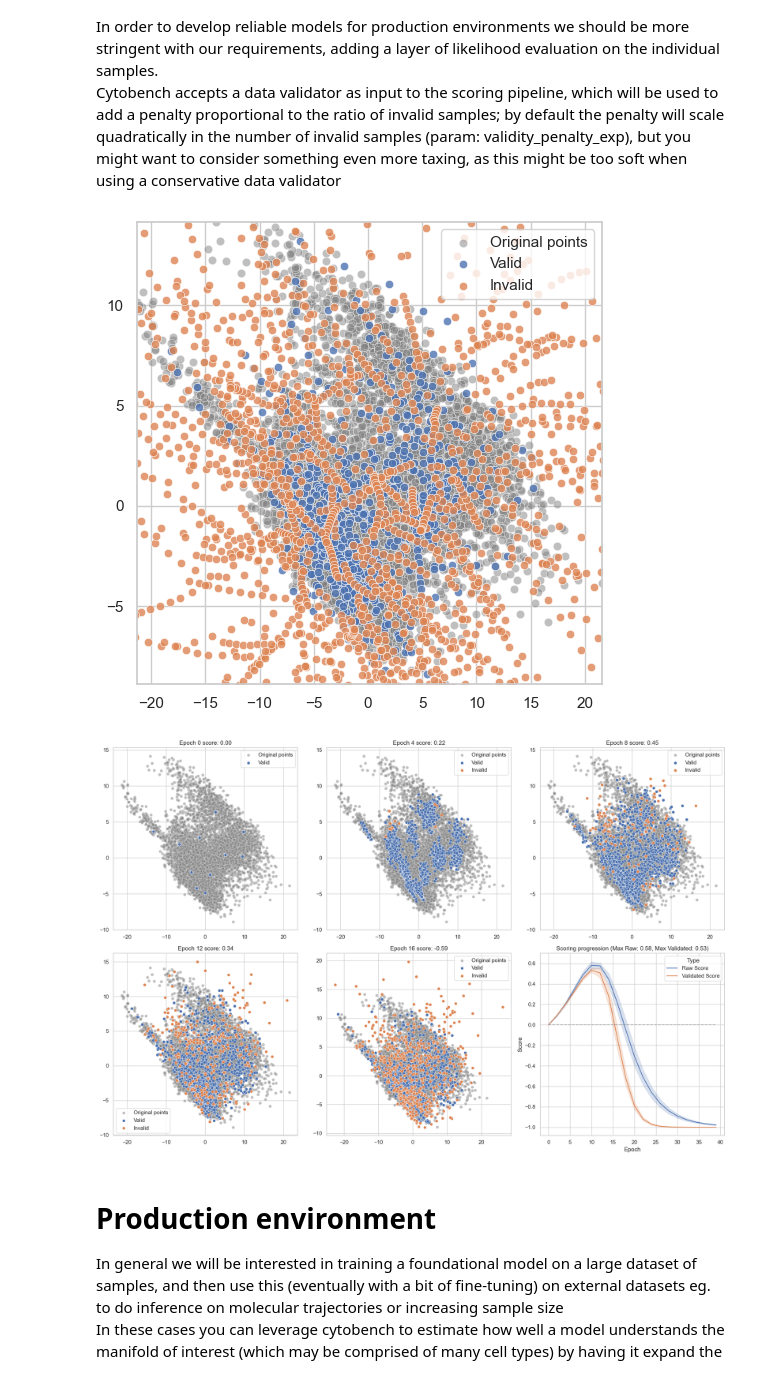
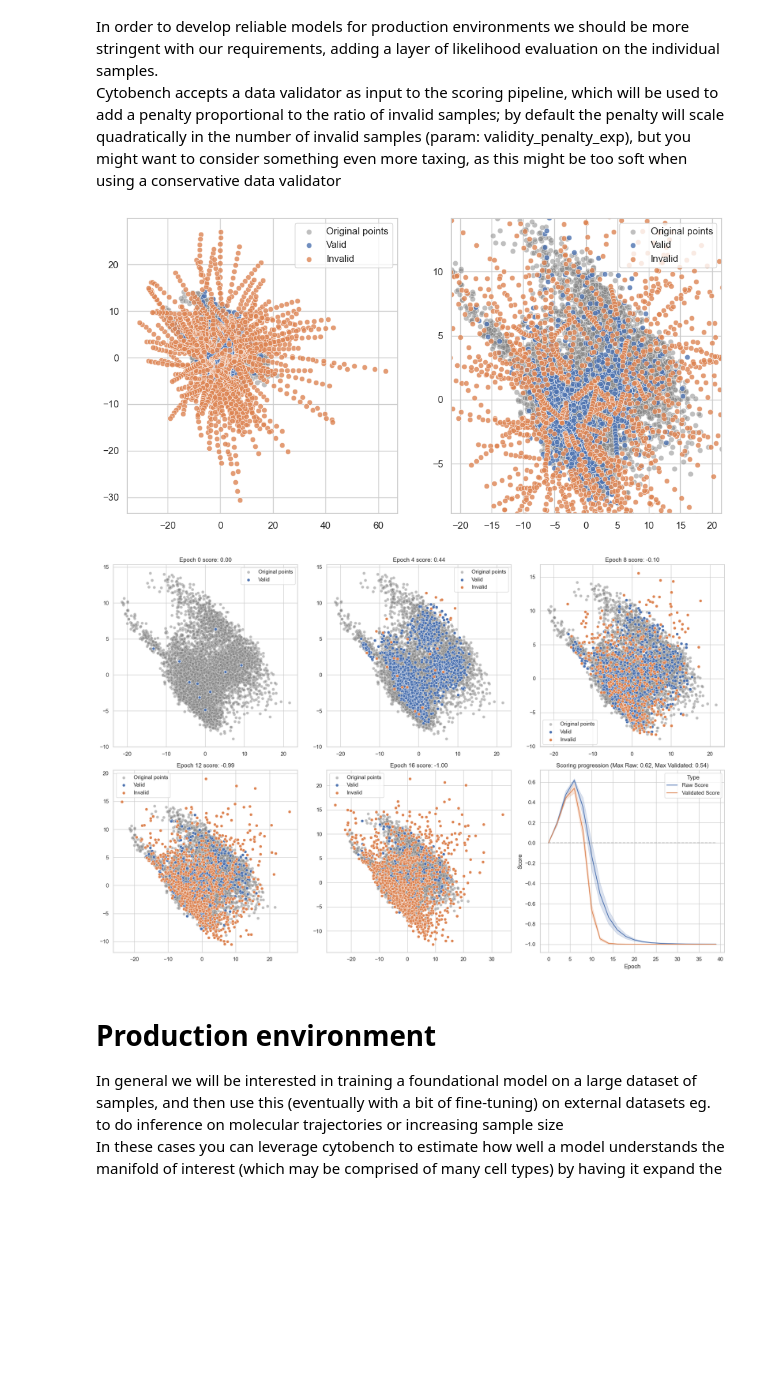
Before and after one commit to lazzaronico/cytobench, a Jupyter notebook: 3 advanced validation.ipynb, the cells around one changed output. Cells and saved outputs as stored; diff of their text form; code cells hidden in the pictures; blank space fills up the shorter version.

Commit message:
cleanup and additional plot

```diff
--- a/3 advanced validation.ipynb
+++ b/3 advanced validation.ipynb
@@ -267,35 +246,44 @@ def validate_sample(X_sample):
 # %%
-def extend_pair(x1, x2, points_per_line=30, extension_factor=3):
+def extend_pair(x1, x2, points_per_line=30, extension_factor=2):
 
     # compute segment, extend and generate points
     direction = x2 - x1
     extended_line = np.linspace(x1 - extension_factor * direction, x2 + extension_factor * direction, points_per_line)
 
-    # return points capped between 0 and 10 to increase likelihood with original data
-    return np.clip(extended_line, 0, 10)
+    # return only positive values samples to increase likelihood with original data
+    return np.maximum(0, extended_line)
 
 # select random points from the actual dataset
 pairs = X[cells_mask][np.random.choice(sum(cells_mask), size=2 * 100, replace=False).reshape((-1, 2))]
 
 # interpolate and extend
 points = np.concatenate([ extend_pair(x1, x2) for x1, x2 in pairs ], axis=0)
 
 # predict with validator and prepare for plotting
 valid = validate_samples(points)
 points_pca = pca_model.transform(points)
 
 # visualize
-plt.figure(figsize=(figsize, figsize))
+plt.figure(figsize=(figsize*2, figsize))
+
+plt.subplot(1, 2, 1)
+
+sns.scatterplot(x=cells_pca[:,0], y=cells_pca[:,1], alpha=.5, color='grey', label='Original points')
+sns.scatterplot(x=points_pca[valid][:,0], y=points_pca[valid][:,1], alpha=.8, label='Valid')
+sns.scatterplot(x=points_pca[~valid][:,0], y=points_pca[~valid][:,1], alpha=.8, label='Invalid')
+
+plt.subplot(1, 2, 2)
+
 sns.scatterplot(x=cells_pca[:,0], y=cells_pca[:,1], alpha=.5, color='grey', label='Original points')
 sns.scatterplot(x=points_pca[valid][:,0], y=points_pca[valid][:,1], alpha=.8, label='Valid')
 sns.scatterplot(x=points_pca[~valid][:,0], y=points_pca[~valid][:,1], alpha=.8, label='Invalid')
 
 plt.xlim(cells_pca[:,0].min(), cells_pca[:,0].max())
 plt.ylim(cells_pca[:,1].min(), cells_pca[:,1].max())
 
 plt.show()
 # %% [output]
-[figure, old version]
+[figure, new version]
 # %%
 # add the validator fn to the coverage_estimator so we don't have to reinitialize it
 coverage_estimator.validator = validate_samples
@@ -349,7 +337,7 @@ axes[-1].set_title(f'Scoring progression (Max Raw: {np.round(scores.mean(axis=0)
 plt.tight_layout()
 plt.show()
 # %% [output]
-[figure, old version]
+[figure, new version]
 # %% [markdown]
 # Production environment
 
```
Also changed, not shown: parts of 3 cells of this notebook.
